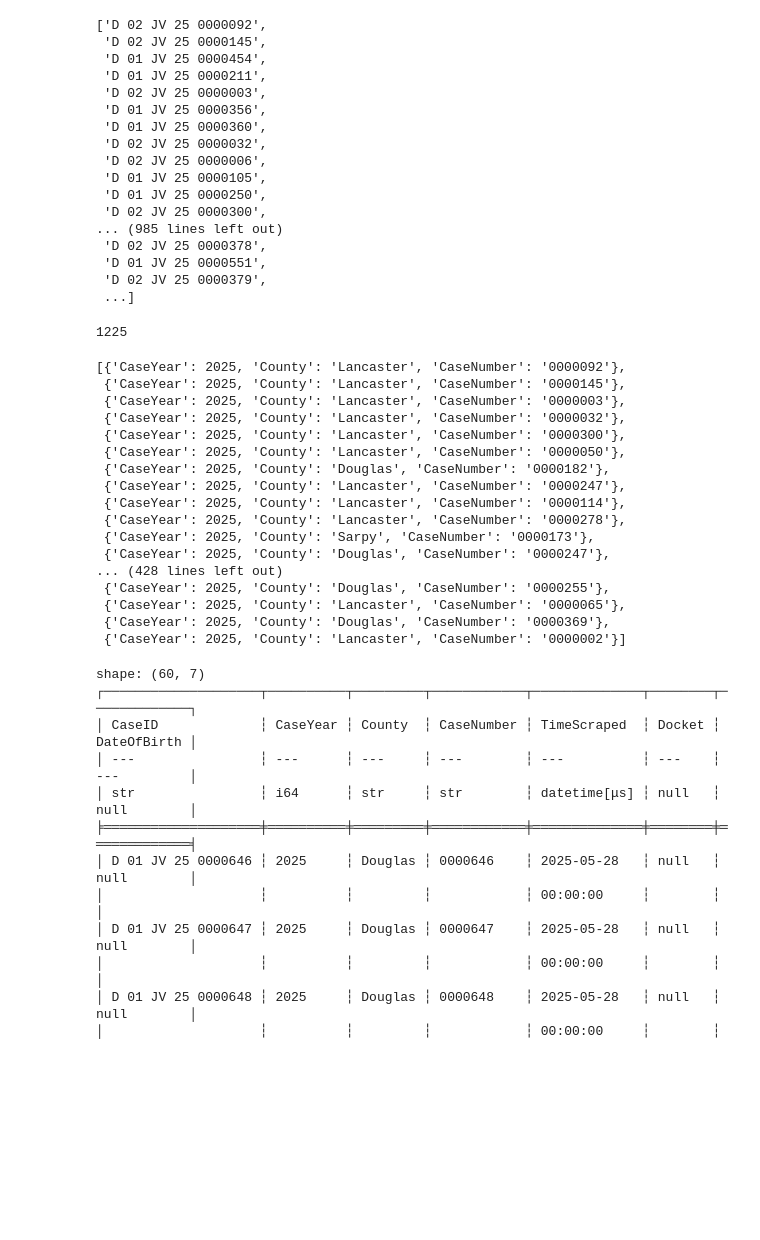
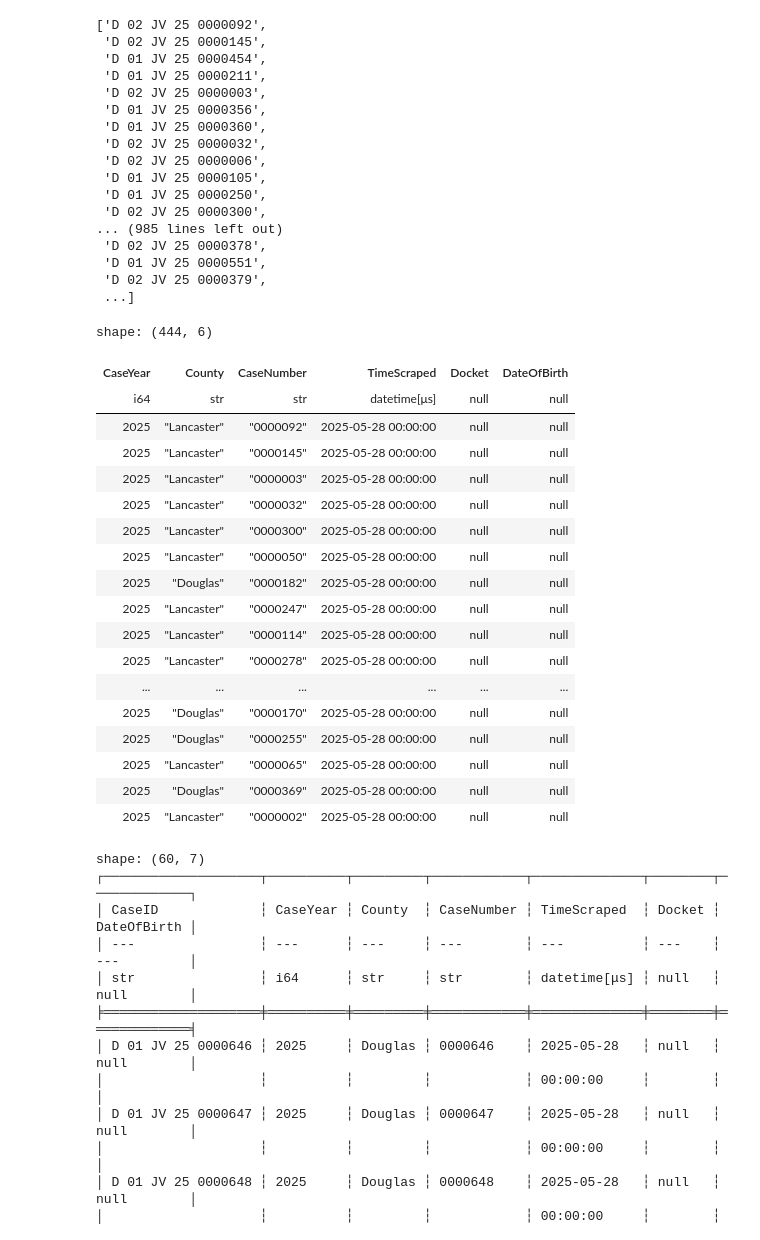
Before and after one commit to shaynajohn/DailySNEC, a Jupyter notebook: test.ipynb, the cells around one changed output. Drawn from its saved outputs; the diff is of its cells as text; code cells hidden in the pictures; blank space fills up the shorter version.

```diff
--- a/test.ipynb
+++ b/test.ipynb
@@ -46,32 +64,37 @@ collection = db["Cases"]
 cursor = collection.find()        # returns a cursor
 # %%
 data   = list(cursor)
-# %%
-len(data)
-# %% [output]
-1225
 # %%
 not_scraped = [parse_case_info(d["CaseID"]) for d in data if "Case Summary" not in d["Docket"]]
+# %%
+df = pl.DataFrame({"parsed": not_scraped})
+df = df.with_columns(
+        pl.lit(date.today()).cast(pl.Datetime).alias("TimeScraped"),
+        pl.lit(None).alias("Docket"),
+        pl.lit(None).alias("DateOfBirth")
+    ).unnest("parsed")
 # %%
-not_scraped
+df
 # %% [output]
-[{'CaseYear': 2025, 'County': 'Lancaster', 'CaseNumber': '0000092'},
- {'CaseYear': 2025, 'County': 'Lancaster', 'CaseNumber': '0000145'},
- {'CaseYear': 2025, 'County': 'Lancaster', 'CaseNumber': '0000003'},
- {'CaseYear': 2025, 'County': 'Lancaster', 'CaseNumber': '0000032'},
- {'CaseYear': 2025, 'County': 'Lancaster', 'CaseNumber': '0000300'},
- {'CaseYear': 2025, 'County': 'Lancaster', 'CaseNumber': '0000050'},
- {'CaseYear': 2025, 'County': 'Douglas', 'CaseNumber': '0000182'},
- {'CaseYear': 2025, 'County': 'Lancaster', 'CaseNumber': '0000247'},
- {'CaseYear': 2025, 'County': 'Lancaster', 'CaseNumber': '0000114'},
- {'CaseYear': 2025, 'County': 'Lancaster', 'CaseNumber': '0000278'},
- {'CaseYear': 2025, 'County': 'Sarpy', 'CaseNumber': '0000173'},
- {'CaseYear': 2025, 'County': 'Douglas', 'CaseNumber': '0000247'},
-... (428 lines left out)
- {'CaseYear': 2025, 'County': 'Douglas', 'CaseNumber': '0000255'},
- {'CaseYear': 2025, 'County': 'Lancaster', 'CaseNumber': '0000065'},
- {'CaseYear': 2025, 'County': 'Douglas', 'CaseNumber': '0000369'},
- {'CaseYear': 2025, 'County': 'Lancaster', 'CaseNumber': '0000002'}]
+shape: (444, 6)
+| CaseYear | County | CaseNumber | TimeScraped | Docket | DateOfBirth |
+| i64 | str | str | datetime[μs] | null | null |
+| 2025 | "Lancaster" | "0000092" | 2025-05-28 00:00:00 | null | null |
+| 2025 | "Lancaster" | "0000145" | 2025-05-28 00:00:00 | null | null |
+| 2025 | "Lancaster" | "0000003" | 2025-05-28 00:00:00 | null | null |
+| 2025 | "Lancaster" | "0000032" | 2025-05-28 00:00:00 | null | null |
+| 2025 | "Lancaster" | "0000300" | 2025-05-28 00:00:00 | null | null |
+| 2025 | "Lancaster" | "0000050" | 2025-05-28 00:00:00 | null | null |
+| 2025 | "Douglas" | "0000182" | 2025-05-28 00:00:00 | null | null |
+| 2025 | "Lancaster" | "0000247" | 2025-05-28 00:00:00 | null | null |
+| 2025 | "Lancaster" | "0000114" | 2025-05-28 00:00:00 | null | null |
+| 2025 | "Lancaster" | "0000278" | 2025-05-28 00:00:00 | null | null |
+| ... | ... | ... | ... | ... | ... |
+| 2025 | "Douglas" | "0000170" | 2025-05-28 00:00:00 | null | null |
+| 2025 | "Douglas" | "0000255" | 2025-05-28 00:00:00 | null | null |
+| 2025 | "Lancaster" | "0000065" | 2025-05-28 00:00:00 | null | null |
+| 2025 | "Douglas" | "0000369" | 2025-05-28 00:00:00 | null | null |
+| 2025 | "Lancaster" | "0000002" | 2025-05-28 00:00:00 | null | null |
 # %%
 get_next_n_cases(os.environ["mongodb_conn"])
 # %% [output]
```
Also changed, not shown: parts of 1 cell of this notebook, 3 other files.
